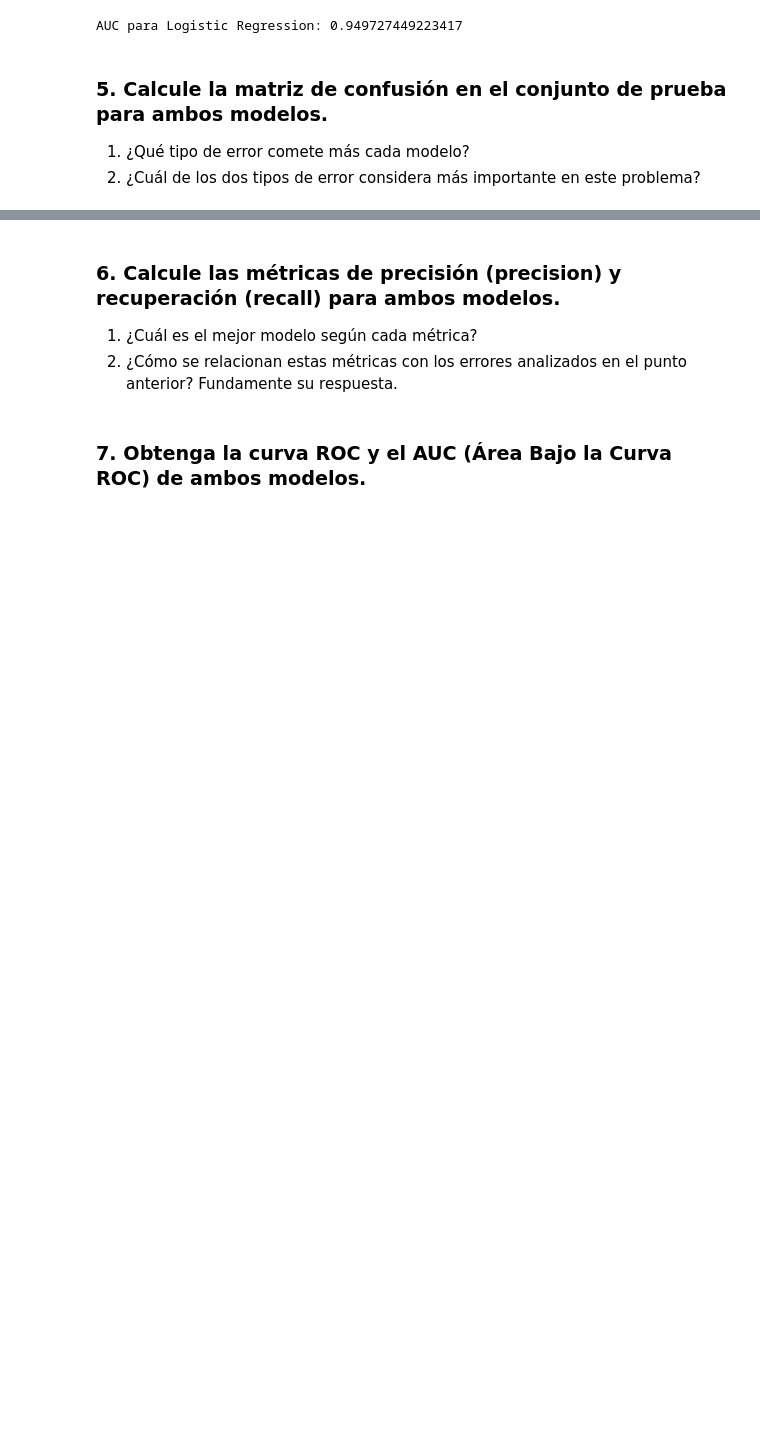
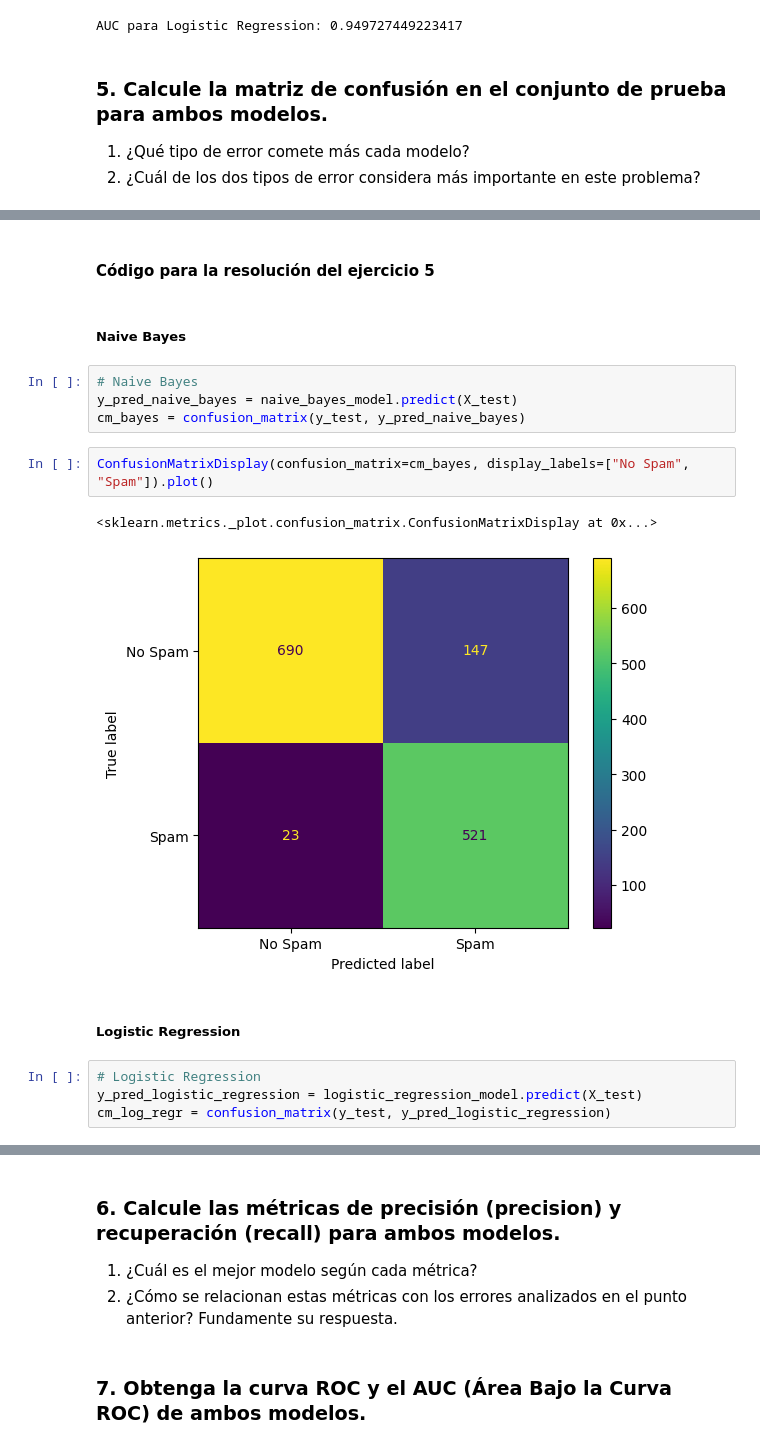
Before and after one commit to gasper-az/intro_ia, a Jupyter notebook: resoluciones_tp/tp_03/resolucion.ipynb, the cells around one changed output, grey strips where cells are left out. Saved outputs shown, nothing was run; the diff lists cells and outputs as text; blank space fills up the shorter version.

Commit message:
[TP-03] resolución del punto 5

```diff
--- a/resoluciones_tp/tp_03/resolucion.ipynb
+++ b/resoluciones_tp/tp_03/resolucion.ipynb
@@ -439,0 +485,19 @@ AUC para Logistic Regression: 0.949727449223417
+# %% [markdown]
+#### Código para la resolución del ejercicio 5
+# %% [markdown]
+##### Naive Bayes
+# %%
+# Naive Bayes
+y_pred_naive_bayes = naive_bayes_model.predict(X_test)
+cm_bayes = confusion_matrix(y_test, y_pred_naive_bayes)
+# %%
+ConfusionMatrixDisplay(confusion_matrix=cm_bayes, display_labels=["No Spam", "Spam"]).plot()
+# %% [output]
+<sklearn.metrics._plot.confusion_matrix.ConfusionMatrixDisplay at 0x...>
+[figure, added]
+# %% [markdown]
+##### Logistic Regression
+# %%
+# Logistic Regression
+y_pred_logistic_regression = logistic_regression_model.predict(X_test)
+cm_log_regr = confusion_matrix(y_test, y_pred_logistic_regression)
```
Also changed, not shown: parts of 3 cells of this notebook.
